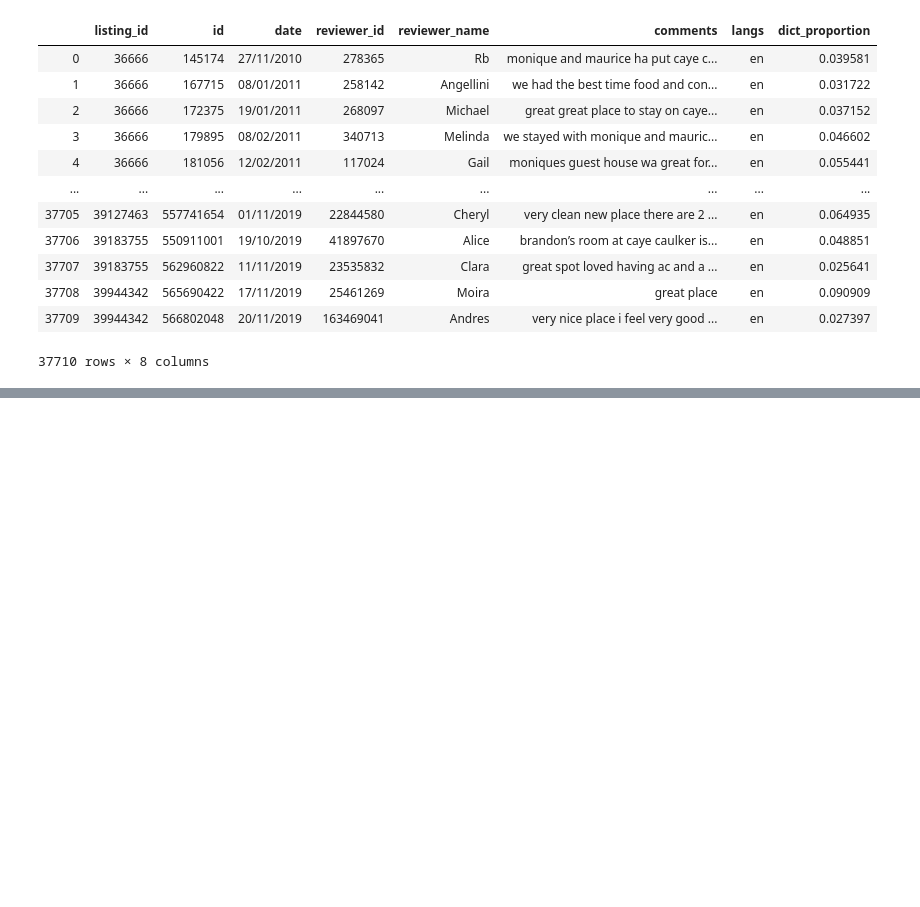
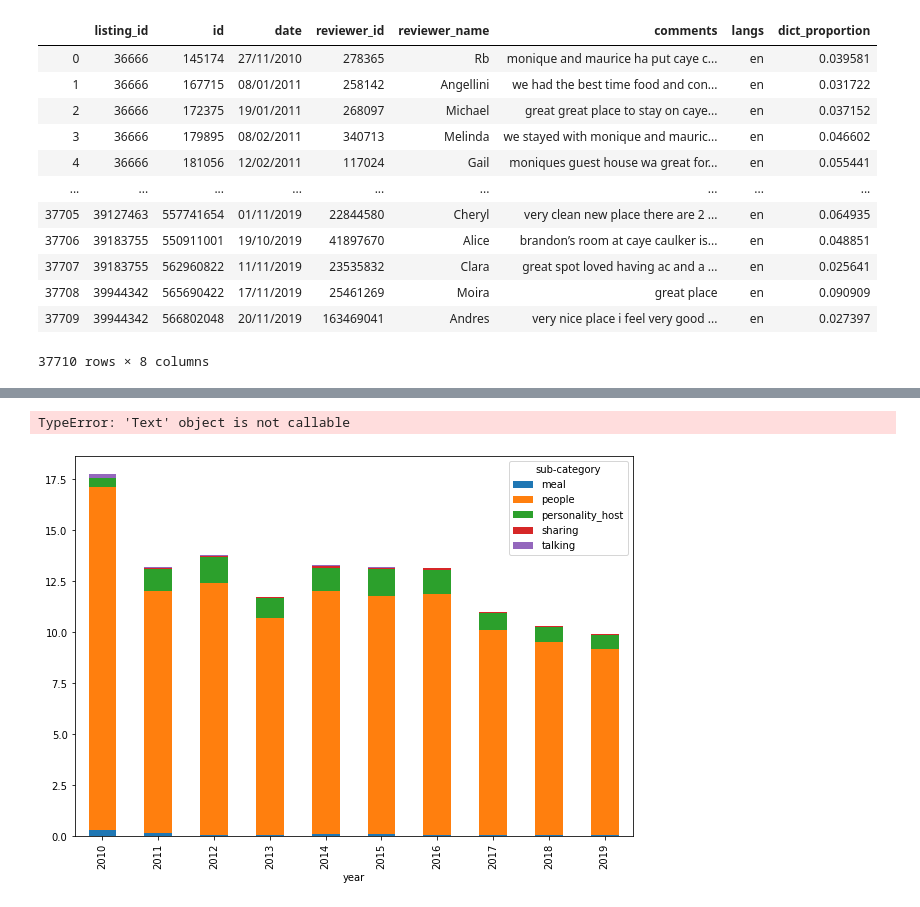
Before and after one commit to hirurana/COMP0031, a Jupyter notebook: Scripts/Adoption_Calculation.ipynb, the cells around one changed output, grey strips where cells are left out. Drawn from its saved outputs; the diff is of its cells as text; code cells hidden in the pictures; blank space fills up the shorter version.

Commit message:
chart for social

```diff
--- a/Scripts/Adoption_Calculation.ipynb
+++ b/Scripts/Adoption_Calculation.ipynb
@@ -112,0 +121,9 @@ k_social
+# %%
+# reviews['business'] = reviews['comments'].apply(lambda x: adoptionForOneReview('business', x, dictionary))
+# reviews['social'] = reviews['comments'].apply(lambda x: adoptionForOneReview('social', x, dictionary))
+reviews['meal'] = reviews['comments'].apply(lambda x: adoptionForOneReview('meal', x, dictionary))
+reviews['people'] = reviews['comments'].apply(lambda x: adoptionForOneReview('people', x, dictionary))
+reviews['personality_host'] = reviews['comments'].apply(lambda x: adoptionForOneReview('personality_host', x, dictionary))
+reviews['sharing'] = reviews['comments'].apply(lambda x: adoptionForOneReview('sharing', x, dictionary))
+reviews['talking'] = reviews['comments'].apply(lambda x: adoptionForOneReview('talking', x, dictionary))
+reviews
@@ -112,0 +144,16 @@ k_social
+# %%
+k_meal = reviews['meal'].loc[reviews['meal'] > 0]
+k_people = reviews['people'].loc[reviews['people'] > 0]
+k_personality_host = reviews['personality_host'].loc[reviews['personality_host'] > 0]
+k_sharing = reviews['sharing'].loc[reviews['sharing'] > 0]
+k_talking = reviews['talking'].loc[reviews['talking'] > 0]
+k_meal = k_meal.min()
+k_people = k_people.min()
+k_personality_host = k_personality_host.min()
+k_sharing = k_sharing.min()
+k_talking = k_talking.min()
+print(k_meal)
+print(k_people)
+print(k_personality_host)
+print(k_sharing)
+print(k_talking)
@@ -133,0 +207,12 @@ setOfReviews
+# %%
+d = {'year': [2010, 2010, 2010, 2010, 2010, 2011, 2011, 2011, 2011, 2011, 2012, 2012, 2012, 2012, 2012,
+              2013, 2013, 2013, 2013, 2013, 2014, 2014, 2014, 2014, 2014, 2015, 2015, 2015, 2015, 2015,
+              2016, 2016, 2016, 2016, 2016, 2017, 2017, 2017, 2017, 2017, 2018, 2018, 2018, 2018, 2018,
+              2019, 2019, 2019, 2019, 2019], 'sub-category' : ['meal', 'people', 'personality_host', 'sharing', 'talking',
+                                                          'meal', 'people', 'personality_host', 'sharing', 'talking', 'meal', 'people', 'personality_host', 'sharing', 'talking',
+                                                          'meal', 'people', 'personality_host', 'sharing', 'talking', 'meal', 'people', 'personality_host', 'sharing', 'talking',
+                                                          'meal', 'people', 'personality_host', 'sharing', 'talking', 'meal', 'people', 'personality_host', 'sharing', 'talking',
+                                                          'meal', 'people', 'personality_host', 'sharing', 'talking', 'meal', 'people', 'personality_host', 'sharing', 'talking',
+                                                          'meal', 'people', 'personality_host', 'sharing', 'talking'], 'value':0.0}
+social_out = pd.DataFrame(data=d)
+social_out
@@ -156,0 +335,3 @@ print("2019 = ",for2019b)
+# %%
+pivot_social = social_out.pivot(index='year', columns='sub-category', values='value')
+pivot_social
@@ -157,3 +351,9 @@ print("2019 = ",for2019b)
+# %%
+pivot_social.loc[:,['meal','people', 'personality_host', 'sharing', 'talking']].plot.bar(stacked=True, figsize=(10,7))
+plot.title("kmp")
+# %% [output]
+TypeError: 'Text' object is not callable
+[figure, added]
 # %%
 for2010 = adoptionForSetOfReviews('social', reviews, dictionary, '2010-01-01', '2011-01-01', k_social)
 for2011 = adoptionForSetOfReviews('social', reviews, dictionary, '2011-01-01', '2012-01-01', k_social)
```
Also changed, not shown: parts of 16 cells of this notebook.
